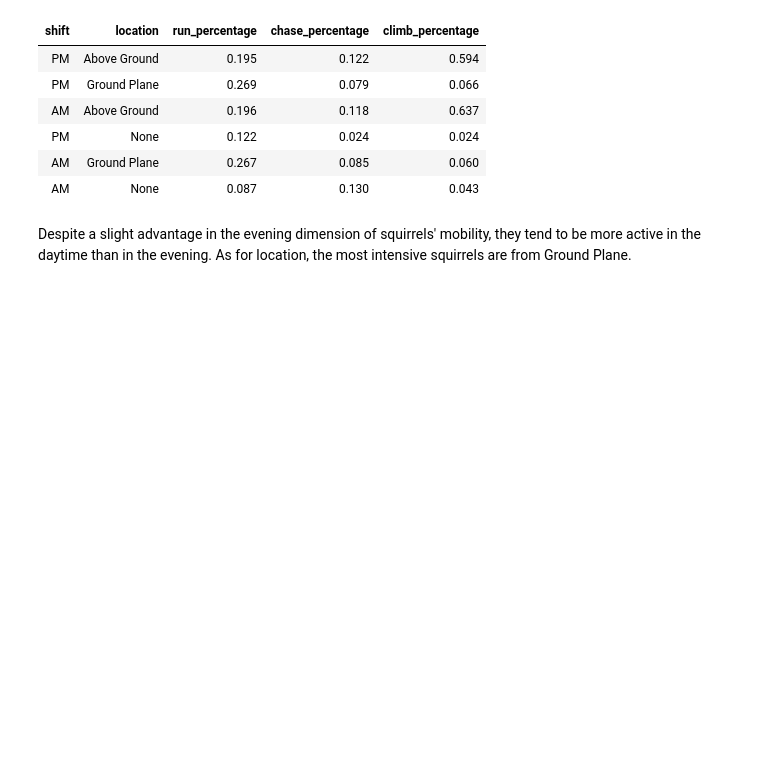
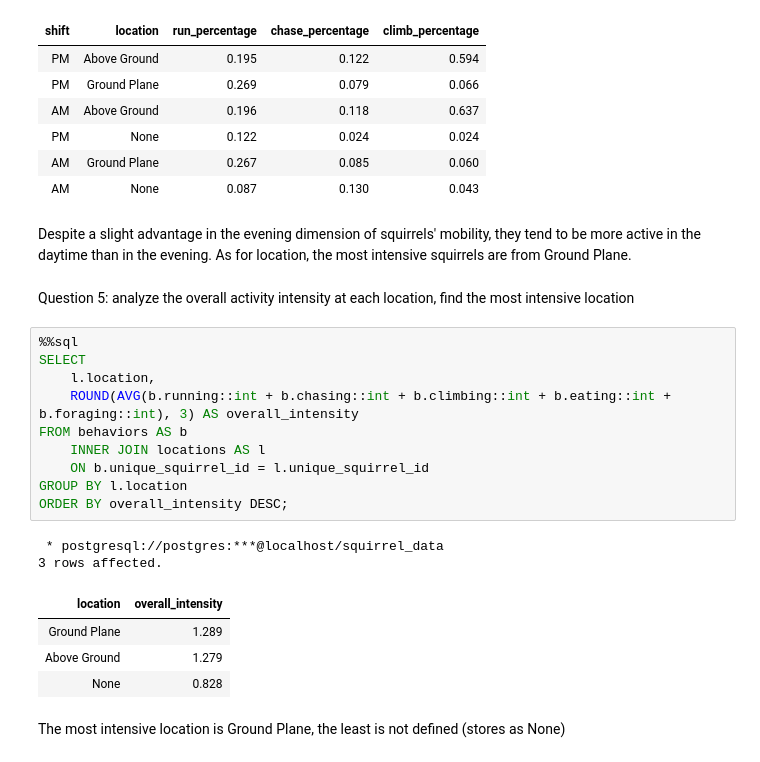
Before and after one commit to ValRudyka/squirrel_census, a Jupyter notebook: analysis.ipynb, the cells around one changed output. Drawn from its saved outputs; the diff is of its cells as text; blank space fills up the shorter version.

Commit message:
Answer question 5

```diff
--- a/analysis.ipynb
+++ b/analysis.ipynb
@@ -222,3 +222,24 @@ GROUP BY s.shift, l.location;
 | AM | None | 0.087 | 0.130 | 0.043 |
 # %% [markdown]
 Despite a slight advantage in the evening dimension of squirrels' mobility, they tend to be more active in the daytime than in the evening. As for location, the most intensive squirrels are from Ground Plane.
+# %% [markdown]
+Question 5: analyze the overall activity intensity at each location, find the most intensive location
+# %%
+%%sql
+SELECT
+    l.location,
+    ROUND(AVG(b.running::int + b.chasing::int + b.climbing::int + b.eating::int + b.foraging::int), 3) AS overall_intensity
+FROM behaviors AS b
+    INNER JOIN locations AS l
+    ON b.unique_squirrel_id = l.unique_squirrel_id
+GROUP BY l.location
+ORDER BY overall_intensity DESC;
+# %% [output]
+ * postgresql://postgres:***@localhost/squirrel_data
+3 rows affected.
+| location | overall_intensity |
+| Ground Plane | 1.289 |
+| Above Ground | 1.279 |
+| None | 0.828 |
+# %% [markdown]
+The most intensive location is Ground Plane, the least is not defined (stores as None)
```
